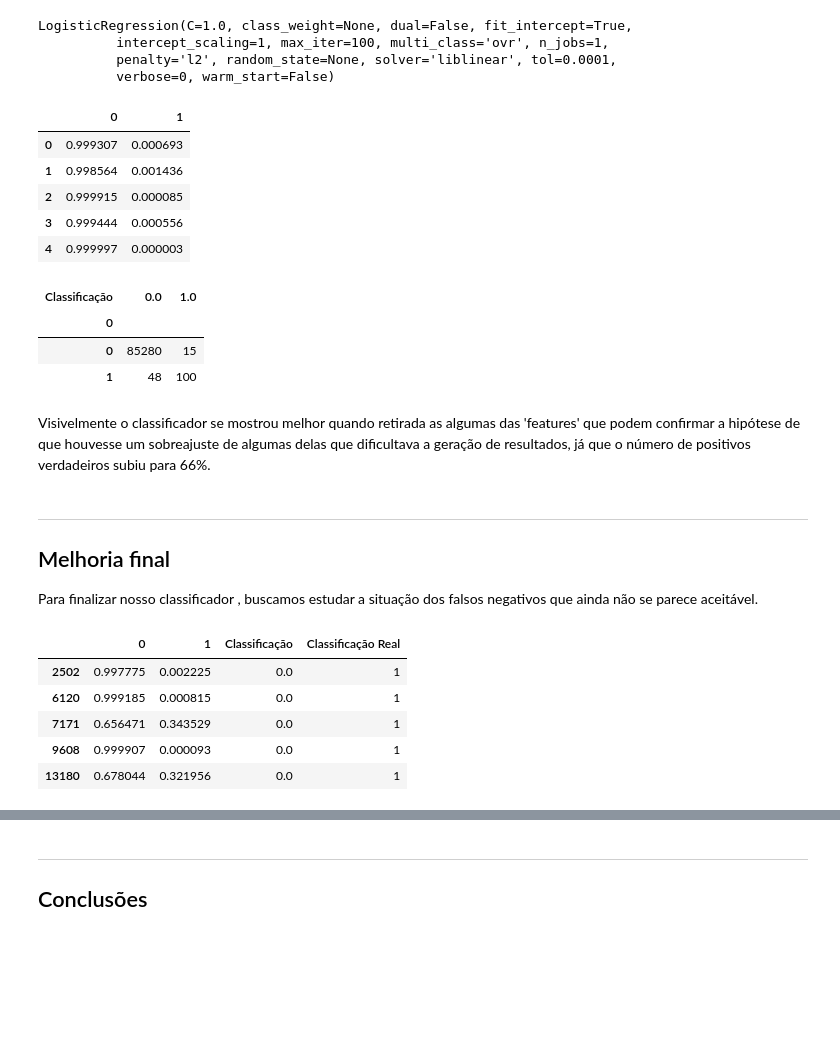
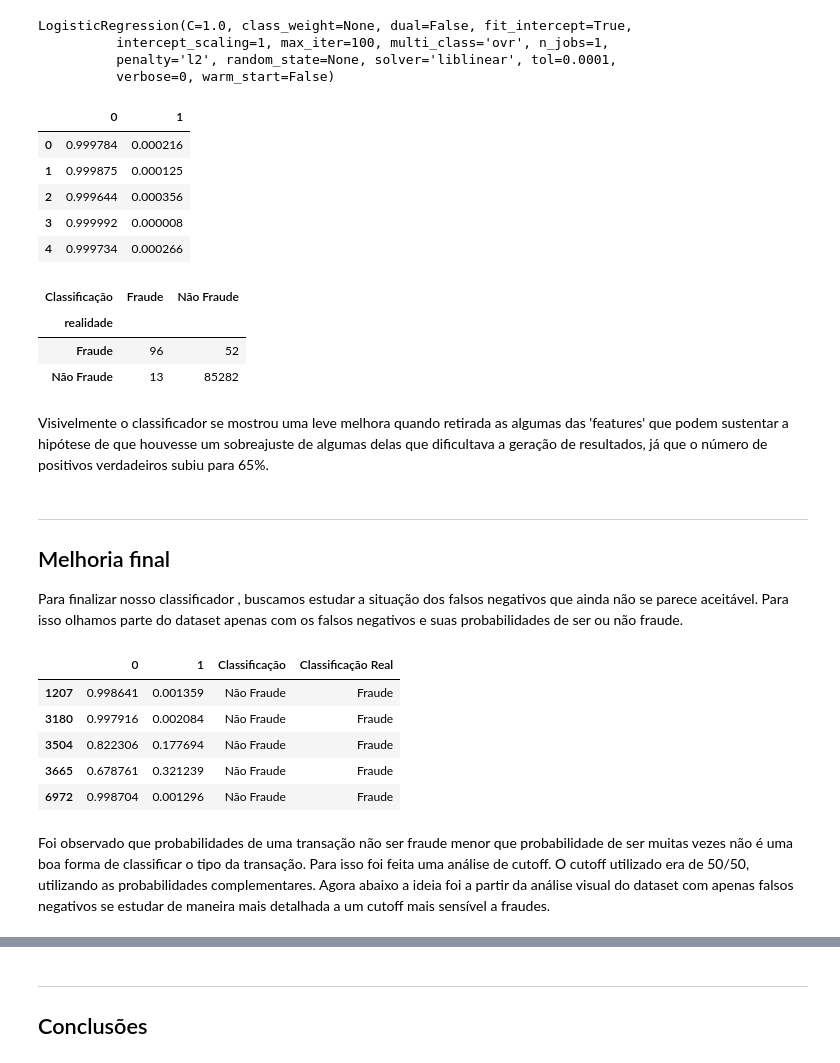
Before and after one commit to gabriellm1/Projeto3_CD, a Jupyter notebook: Projeto3.ipynb, the cells around one changed output, grey strips where cells are left out. Cells and saved outputs as stored; diff of their text form; code cells hidden in the pictures; blank space fills up the shorter version.

```diff
--- a/Projeto3.ipynb
+++ b/Projeto3.ipynb
@@ -80,10 +97,10 @@ classe_teste = pd.DataFrame(clas_test)
 # %%
-for index, row in probs_frame.iterrows():
-    i = probs_frame.index.get_loc(index)
+for index, row in probs_frame1.iterrows():
+    i = probs_frame1.index.get_loc(index)
     if probs[i][0]>probs[i][1]:
-        probs_frame.loc[index, 'Classificação'] = 0
+        probs_frame1.loc[index, 'Classificação'] = 'Não Fraude'
     if probs[i][0]<probs[i][1]:
-        probs_frame.loc[index, 'Classificação'] = 1
+        probs_frame1.loc[index, 'Classificação'] = 'Fraude'
 # %% [markdown]
 ## Primeiros resultados ##
 # %%
@@ -138,36 +155,35 @@ LogisticRegression(C=1.0, class_weight=None, dual=False, fit_intercept=True,
           penalty='l2', random_state=None, solver='liblinear', tol=0.0001,
           verbose=0, warm_start=False)
 # %%
-classe_teste = pd.DataFrame(clas_test)
 probs = rl.predict_proba(feat_test)
-probs_frame = pd.DataFrame(probs)
-probs_frame.head()
+probs_frame2 = pd.DataFrame(probs)
+probs_frame2.head()
 # %% [output]
 |  | 0 | 1 |
-| 0 | 0.999307 | 0.000693 |
-| 1 | 0.998564 | 0.001436 |
-| 2 | 0.999915 | 0.000085 |
-| 3 | 0.999444 | 0.000556 |
-| 4 | 0.999997 | 0.000003 |
+| 0 | 0.999784 | 0.000216 |
+| 1 | 0.999875 | 0.000125 |
+| 2 | 0.999644 | 0.000356 |
+| 3 | 0.999992 | 0.000008 |
+| 4 | 0.999734 | 0.000266 |
 # %%
-for index, row in probs_frame.iterrows():
-    i = probs_frame.index.get_loc(index)
+for index, row in probs_frame2.iterrows():
+    i = probs_frame2.index.get_loc(index)
     if probs[i][0]>probs[i][1]:
-        probs_frame.loc[index, 'Classificação'] = 0
+        probs_frame2.loc[index, 'Classificação'] = 'Não Fraude'
     if probs[i][0]<probs[i][1]:
-        probs_frame.loc[index, 'Classificação'] = 1
+        probs_frame2.loc[index, 'Classificação'] = 'Fraude'
 # %%
-Comparativo_select= pd.crosstab(classe_teste[0],probs_frame['Classificação'])
+Comparativo_select = pd.crosstab(classe_teste['realidade'],probs_frame2['Classificação'])
 Comparativo_select
 # %% [output]
-| Classificação | 0.0 | 1.0 |
-| 0 |  |  |
-| 0 | 85280 | 15 |
-| 1 | 48 | 100 |
+| Classificação | Fraude | Não Fraude |
+| realidade |  |  |
+| Fraude | 96 | 52 |
+| Não Fraude | 13 | 85282 |
 # %% [markdown]
-Visivelmente o classificador se mostrou melhor quando retirada as algumas das 'features' que podem confirmar a hipótese de que houvesse um sobreajuste de algumas delas que dificultava a geração de resultados, já que o número de positivos verdadeiros subiu para 66%.
+Visivelmente o classificador se mostrou uma leve melhora quando retirada as algumas das 'features' que podem sustentar a hipótese de que houvesse um sobreajuste de algumas delas que dificultava a geração de resultados, já que o número de positivos verdadeiros subiu para 65%.
 # %% [markdown]
 ___
 ## Melhoria final ##
 
-Para finalizar nosso classificador , buscamos estudar a situação dos falsos negativos que ainda não se parece aceitável.
+Para finalizar nosso classificador , buscamos estudar a situação dos falsos negativos que ainda não se parece aceitável. Para isso olhamos parte do dataset apenas com os falsos negativos e suas probabilidades de ser ou não fraude.
@@ -179,12 +190,14 @@ Para finalizar nosso classificador , buscamos estudar a situação dos falsos ne
 # %%
-probs_frame['Classificação Real']=classe_teste[0]
+probs_frame2['Classificação Real']=classe_teste['realidade']
 # %%
 #filtro de falsos negativos
-probs_frame[(probs_frame['Classificação Real']==1) & (probs_frame['Classificação']==0)].head()
+probs_frame2[(probs_frame2['Classificação Real']=='Fraude') & (probs_frame2['Classificação']=='Não Fraude')].head()
 # %% [output]
 |  | 0 | 1 | Classificação | Classificação Real |
-| 2502 | 0.997775 | 0.002225 | 0.0 | 1 |
-| 6120 | 0.999185 | 0.000815 | 0.0 | 1 |
-| 7171 | 0.656471 | 0.343529 | 0.0 | 1 |
-| 9608 | 0.999907 | 0.000093 | 0.0 | 1 |
-| 13180 | 0.678044 | 0.321956 | 0.0 | 1 |
+| 1207 | 0.998641 | 0.001359 | Não Fraude | Fraude |
+| 3180 | 0.997916 | 0.002084 | Não Fraude | Fraude |
+| 3504 | 0.822306 | 0.177694 | Não Fraude | Fraude |
+| 3665 | 0.678761 | 0.321239 | Não Fraude | Fraude |
+| 6972 | 0.998704 | 0.001296 | Não Fraude | Fraude |
+# %% [markdown]
+Foi observado que probabilidades de uma transação não ser fraude menor que probabilidade de ser muitas vezes não é uma boa forma de classificar o tipo da transação. Para isso foi feita uma análise de cutoff. O cutoff utilizado era de 50/50, utilizando as probabilidades complementares. Agora abaixo a ideia foi a partir da análise visual do dataset com apenas falsos negativos se estudar de maneira mais detalhada a um cutoff mais sensível a fraudes.
```
Also changed, not shown: parts of 30 cells of this notebook.
